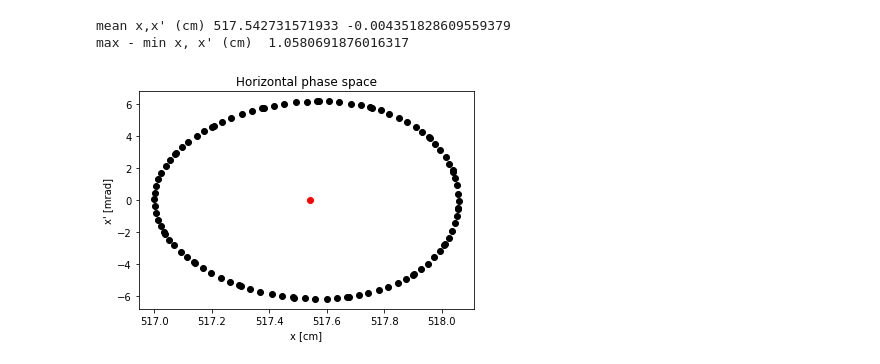
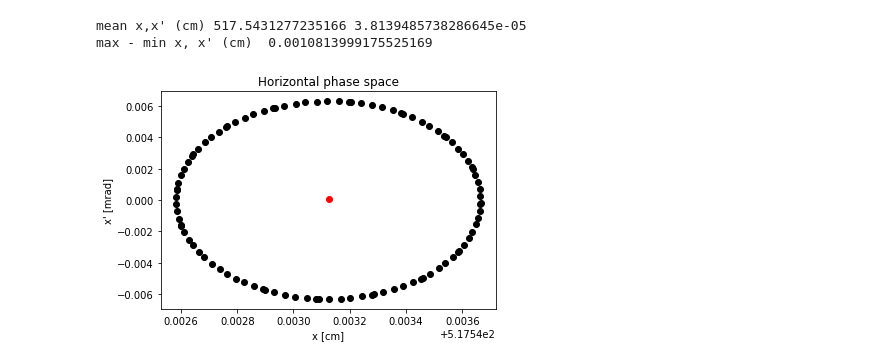
Before and after one commit to radiasoft/Zgoubi-Workshop, a Jupyter notebook: Tutorials/Monday/TutMo3/Ex-1-closedorbit/plotFai_phasespace.ipynb, the cells around one changed output. Drawn from its saved outputs; the diff is of its cells as text; code cells hidden in the pictures.

```diff
--- a/Tutorials/Monday/TutMo3/Ex-1-closedorbit/plotFai_phasespace.ipynb
+++ b/Tutorials/Monday/TutMo3/Ex-1-closedorbit/plotFai_phasespace.ipynb
@@ -1,30 +1,30 @@
 # %%
 %matplotlib inline
 import numpy as np
 import pylab as plt
 import sys
 import os
 
 #Alternatively, use numpy loadtxt to read the columns directly.
 FL=os.getcwd()
-coords = np.loadtxt('%s/%s'%(FL,'zgoubi_iter1.fai'),skiprows=2,usecols=(9,10,11,12),unpack=True)
+coords = np.loadtxt('%s/%s'%(FL,'zgoubi_iter2.fai'),skiprows=2,usecols=(9,10,11,12),unpack=True)
 
 #y,t,z,p are the horizontal coordinate and angle and the vertical coordinate and angle, respectively.
 y, t, z, p = coords
 
 y_mean = np.mean(y)
 t_mean = np.mean(t)
 
 print "mean x,x' (cm)",y_mean, t_mean
 print "max - min x, x' (cm) ",max(y)-min(y)
 plt.plot(y,t, 'ko')
 plt.plot([y_mean], [t_mean],'ro',label='{<x>,<x\'>}')
 plt.xlabel('x [cm]')
 plt.ylabel('x\' [mrad]')
 plt.title('Horizontal phase space')
 #plt.legend()
 plt.show()
 # %% [output]
-mean x,x' (cm) 517.542731571933 -0.004351828609559379
-max - min x, x' (cm)  1.0580691876016317
+mean x,x' (cm) 517.5431277235166 3.8139485738286645e-05
+max - min x, x' (cm)  0.0010813999175525169
-[figure, old version]
+[figure, new version]
```
Also changed, not shown: 23 other files.
